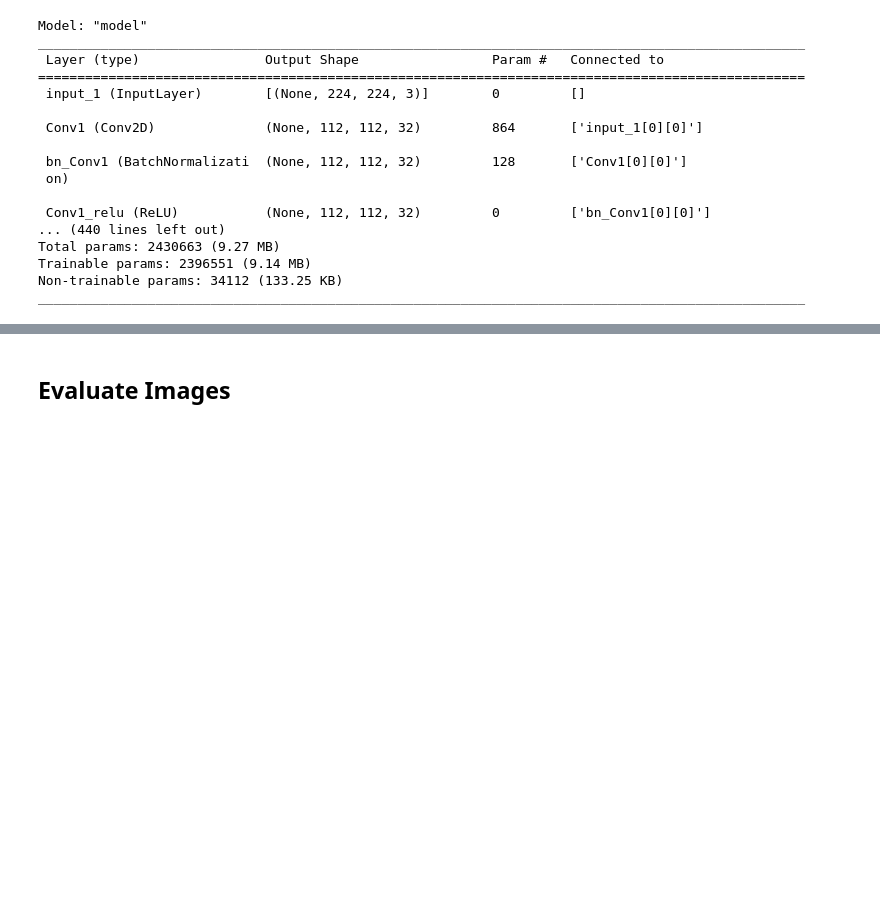
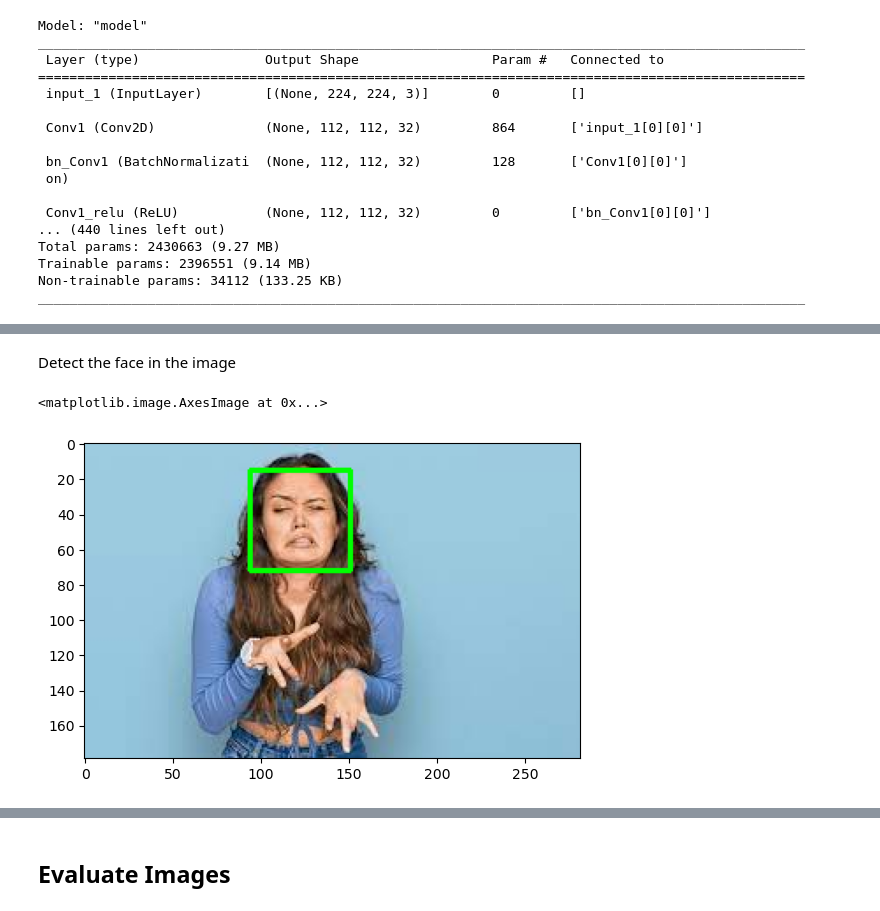
Before and after one commit to Serena-Smart-Home-Smart-Wellbeing/serena-emotion-detector, a Jupyter notebook: training/trainer/evaluate.ipynb, the cells around one changed output, grey strips where cells are left out. Cells and saved outputs as stored; diff of their text form; code cells hidden in the pictures; blank space fills up the shorter version.

```diff
--- a/training/trainer/evaluate.ipynb
+++ b/training/trainer/evaluate.ipynb
@@ -38,0 +77,18 @@ ________________________________________________________________________________
+# %% [markdown]
+Detect the face in the image
+# %%
+faces = faceCascade.detectMultiScale(gray, 1.1, 4)
+for (x, y, w, h) in faces:
+    roi_gray = gray[y:y + h, x:x + w]
+    roi_color = example_image[y:y + h, x:x + w]
+    cv2.rectangle(example_image, (x, y), (x + w, y + h), (0, 255, 0), 2)
+    faces = faceCascade.detectMultiScale(roi_gray)
+    if len(faces) == 0:
+        print("Face not detected")
+    else:
+        for (ex, ey, ew, eh) in faces:
+            face_roi = roi_color[ey:ey + eh, ex:ex + ew]
+plt.imshow(cv2.cvtColor(example_image, cv2.COLOR_BGR2RGB))
+# %% [output]
+<matplotlib.image.AxesImage at 0x...>
+[figure, added]
```
Also changed, not shown: parts of 18 cells of this notebook, 1 other file.
